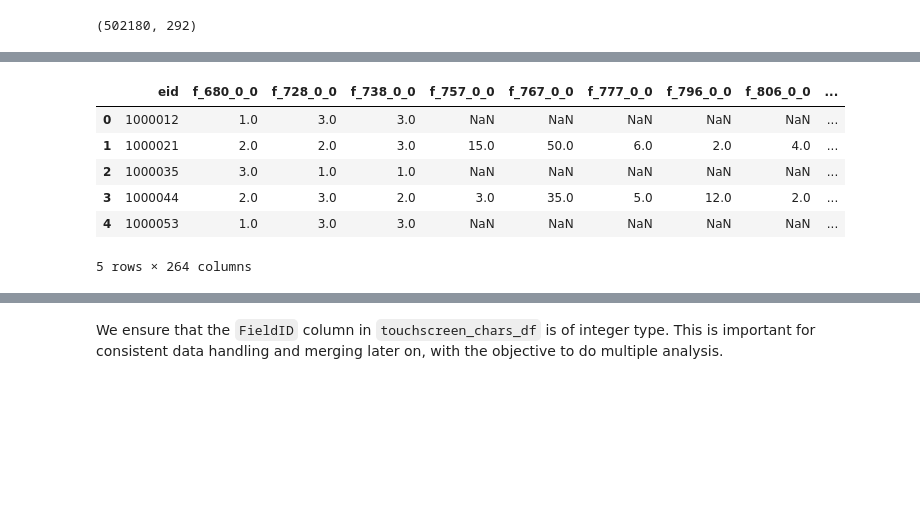
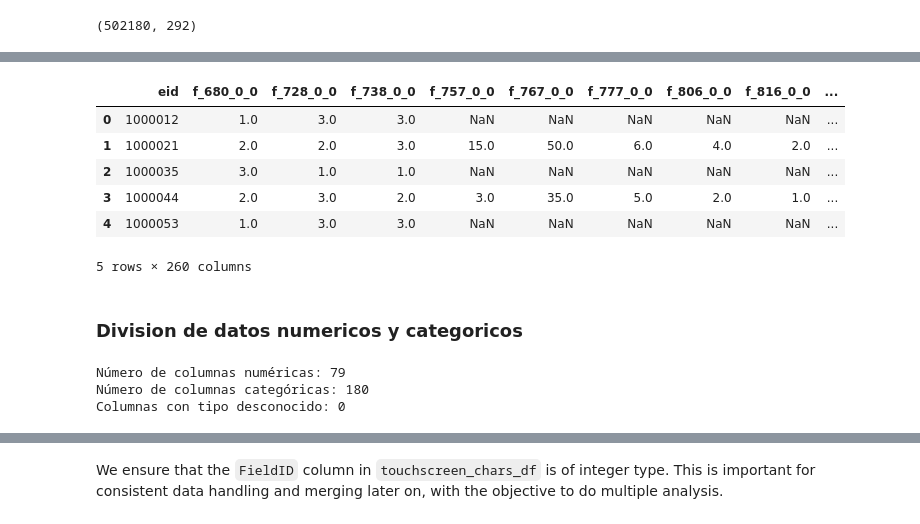
Before and after one commit to fsalamancar/Horizontal_UKB, a Jupyter notebook: touchscreen/touchscreen.ipynb, the cells around one changed output, grey strips where cells are left out. Cells and saved outputs as stored; diff of their text form; code cells hidden in the pictures; blank space fills up the shorter version.

```diff
--- a/touchscreen/touchscreen.ipynb
+++ b/touchscreen/touchscreen.ipynb
@@ -283,33 +302,74 @@ Elimination of non-relevant questions categorical multiple
 # %%
 # List of irrelevant Field IDs to drop
 irrelevant_ids = [
     # Integer
-    "699", "709", "1070", "1080", "1845", "2946", "3659", "3672", "3682",
+    "699", "709", "796" ,"1070", "1080", "1845", "2946", "3659", "3672", "3682",
 
     # Categorical single
     "670", "780", "1011", "1021", "1031", "1707", "1767", "1797", "1835",
     "2237", "2624", "2634", "3912", "3942", "4825", "4836", "10105", "10114", "10740",
+    "10749", "10818", "10877", "10886", "20119",
 
     # Categorical multiple
-    "6138", "6139", "6140", "6143"
+    "6138", "6139", "6140", "6143", "6141", "6142", "10016", "10015", "20112"
 ]
 
 # Create a regex pattern to match columns with the specified IDs
 pattern = re.compile(rf"^f_({'|'.join(irrelevant_ids)})_\d+_\d+$")
 
 # Find columns that match the pattern
 columns_to_drop = [col for col in touchscreen_dr_df.columns if pattern.match(col)]
 
 # Drop the identified columns from the DataFrame
 touchscreen_dr_df = touchscreen_dr_df.drop(columns=columns_to_drop)
 
 # Validate the drop by checking the remaining columns
 touchscreen_dr_df.head()
 # %% [output]
-|  | eid | f_680_0_0 | f_728_0_0 | f_738_0_0 | f_757_0_0 | f_767_0_0 | f_777_0_0 | f_796_0_0 | f_806_0_0 | ... |
+|  | eid | f_680_0_0 | f_728_0_0 | f_738_0_0 | f_757_0_0 | f_767_0_0 | f_777_0_0 | f_806_0_0 | f_816_0_0 | ... |
 | 0 | 1000012 | 1.0 | 3.0 | 3.0 | NaN | NaN | NaN | NaN | NaN | ... |
-| 1 | 1000021 | 2.0 | 2.0 | 3.0 | 15.0 | 50.0 | 6.0 | 2.0 | 4.0 | ... |
+| 1 | 1000021 | 2.0 | 2.0 | 3.0 | 15.0 | 50.0 | 6.0 | 4.0 | 2.0 | ... |
 | 2 | 1000035 | 3.0 | 1.0 | 1.0 | NaN | NaN | NaN | NaN | NaN | ... |
-| 3 | 1000044 | 2.0 | 3.0 | 2.0 | 3.0 | 35.0 | 5.0 | 12.0 | 2.0 | ... |
+| 3 | 1000044 | 2.0 | 3.0 | 2.0 | 3.0 | 35.0 | 5.0 | 2.0 | 1.0 | ... |
 | 4 | 1000053 | 1.0 | 3.0 | 3.0 | NaN | NaN | NaN | NaN | NaN | ... |
-5 rows × 264 columns
+5 rows × 260 columns
+# %% [markdown]
+### Division de datos numericos y categoricos
+# %%
+# Asegurar que FieldID sea entero
+touchscreen_chars_df['FieldID'] = touchscreen_chars_df['FieldID'].astype(int)
+
+# Crear diccionario FieldID → ValueType
+valuetype_map = touchscreen_chars_df.set_index('FieldID')['ValueType'].to_dict()
+
+# Mapear columnas de touchscreen_dr_df a sus FieldIDs usando regex
+column_fieldid_map = {
+    col: int(re.search(r'f_(\d+)_', col).group(1))
+    for col in touchscreen_dr_df.columns
+    if col.startswith('f_')
+}
+
+# Clasificación por tipo
+numeric_cols = []
+categorical_cols = []
+unknown_cols = []
+
+for col, fid in column_fieldid_map.items():
+    vtype = valuetype_map.get(fid, 'Unknown').lower()
+    if 'integer' in vtype or 'continuous' in vtype:
+        numeric_cols.append(col)
+    elif 'categorical' in vtype:
+        categorical_cols.append(col)
+    else:
+        unknown_cols.append(col)
+
+numeric_df = touchscreen_dr_df[['eid'] + numeric_cols]
+categorical_df = touchscreen_dr_df[['eid'] + categorical_cols]
+
+print(f"Número de columnas numéricas: {len(numeric_cols)}")
+print(f"Número de columnas categóricas: {len(categorical_cols)}")
+print(f"Columnas con tipo desconocido: {len(unknown_cols)}")
+# %% [output]
+Número de columnas numéricas: 79
+Número de columnas categóricas: 180
+Columnas con tipo desconocido: 0
```
Also changed, not shown: parts of 24 cells of this notebook.
